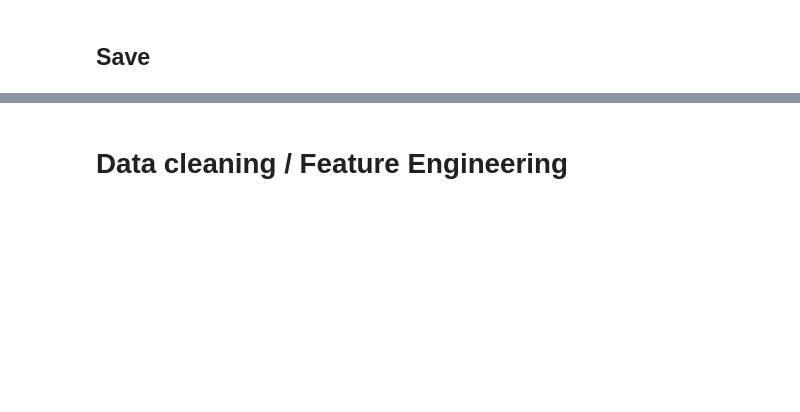
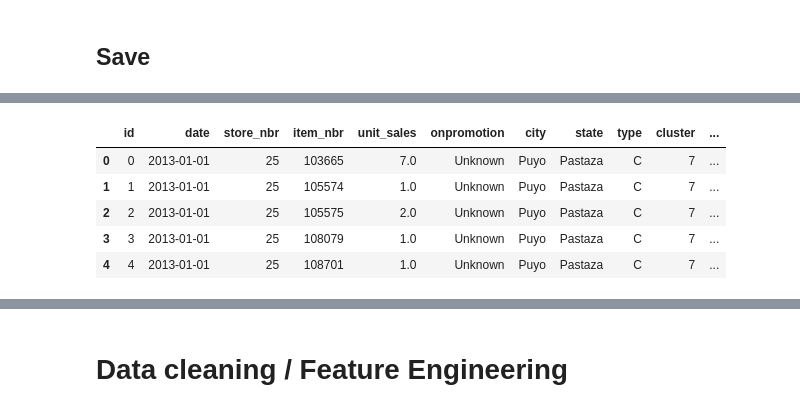
Before and after one commit to ilirium/kaggle-favorita, a Jupyter notebook: favorita-02.ipynb, the cells around one changed output, grey strips where cells are left out. Drawn from its saved outputs; the diff is of its cells as text; code cells hidden in the pictures; blank space fills up the shorter version.

```diff
--- a/favorita-02.ipynb
+++ b/favorita-02.ipynb
@@ -419,0 +665,2 @@ memory usage: 4.1 GB
+# %%
+df = pd.read_feather(f'{PATH}df_all_csv.feather')
@@ -419,0 +727,3 @@ memory usage: 4.1 GB
+# %%
+df.onpromotion.cat.add_categories('Unknown', inplace=True)
+df['onpromotion'] = df.onpromotion.fillna('Unknown')
@@ -419,0 +793,9 @@ memory usage: 4.1 GB
+# %%
+df.head()
+# %% [output]
+|  | id | date | store_nbr | item_nbr | unit_sales | onpromotion | city | state | type | cluster | ... |
+| 0 | 0 | 2013-01-01 | 25 | 103665 | 7.0 | Unknown | Puyo | Pastaza | C | 7 | ... |
+| 1 | 1 | 2013-01-01 | 25 | 105574 | 1.0 | Unknown | Puyo | Pastaza | C | 7 | ... |
+| 2 | 2 | 2013-01-01 | 25 | 105575 | 2.0 | Unknown | Puyo | Pastaza | C | 7 | ... |
+| 3 | 3 | 2013-01-01 | 25 | 108079 | 1.0 | Unknown | Puyo | Pastaza | C | 7 | ... |
+| 4 | 4 | 2013-01-01 | 25 | 108701 | 1.0 | Unknown | Puyo | Pastaza | C | 7 | ... |
```
Also changed, not shown: parts of 57 cells of this notebook, 1 other file.
